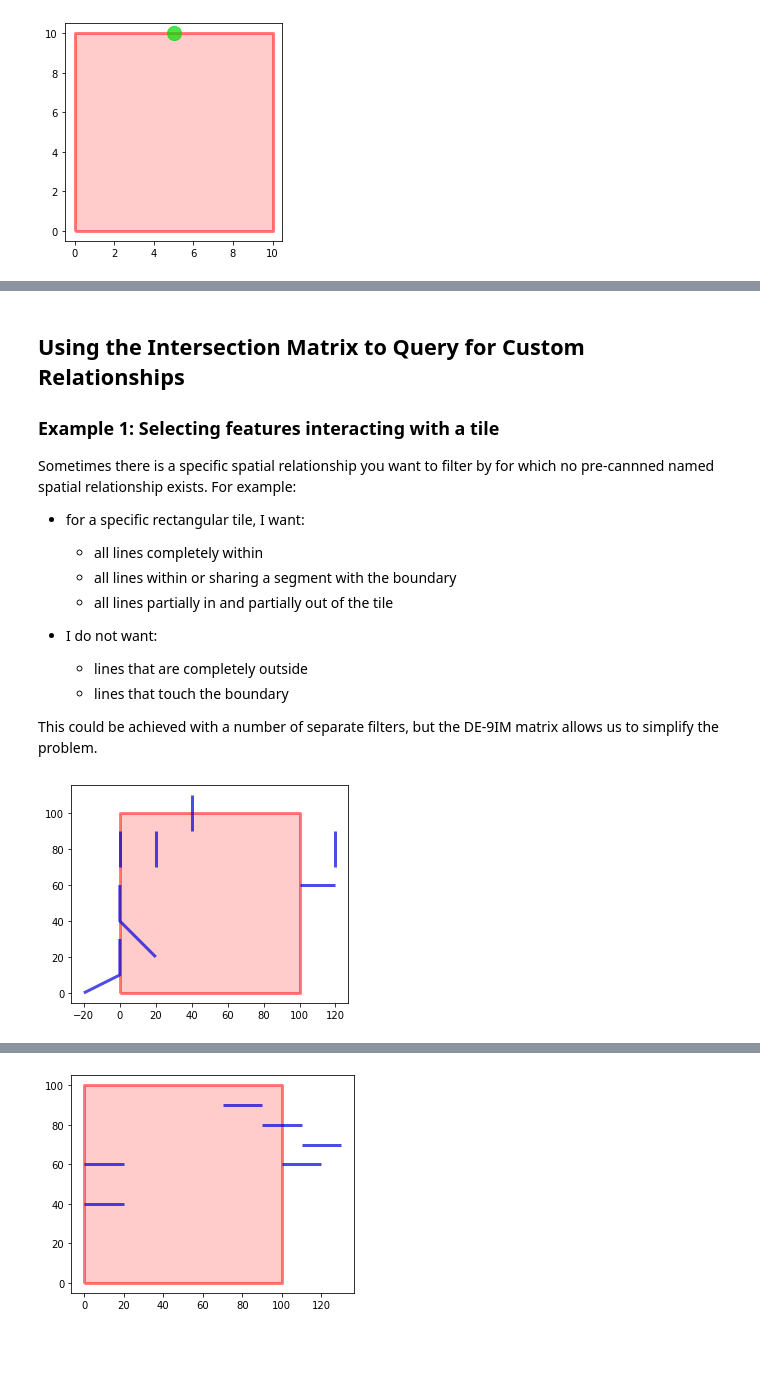
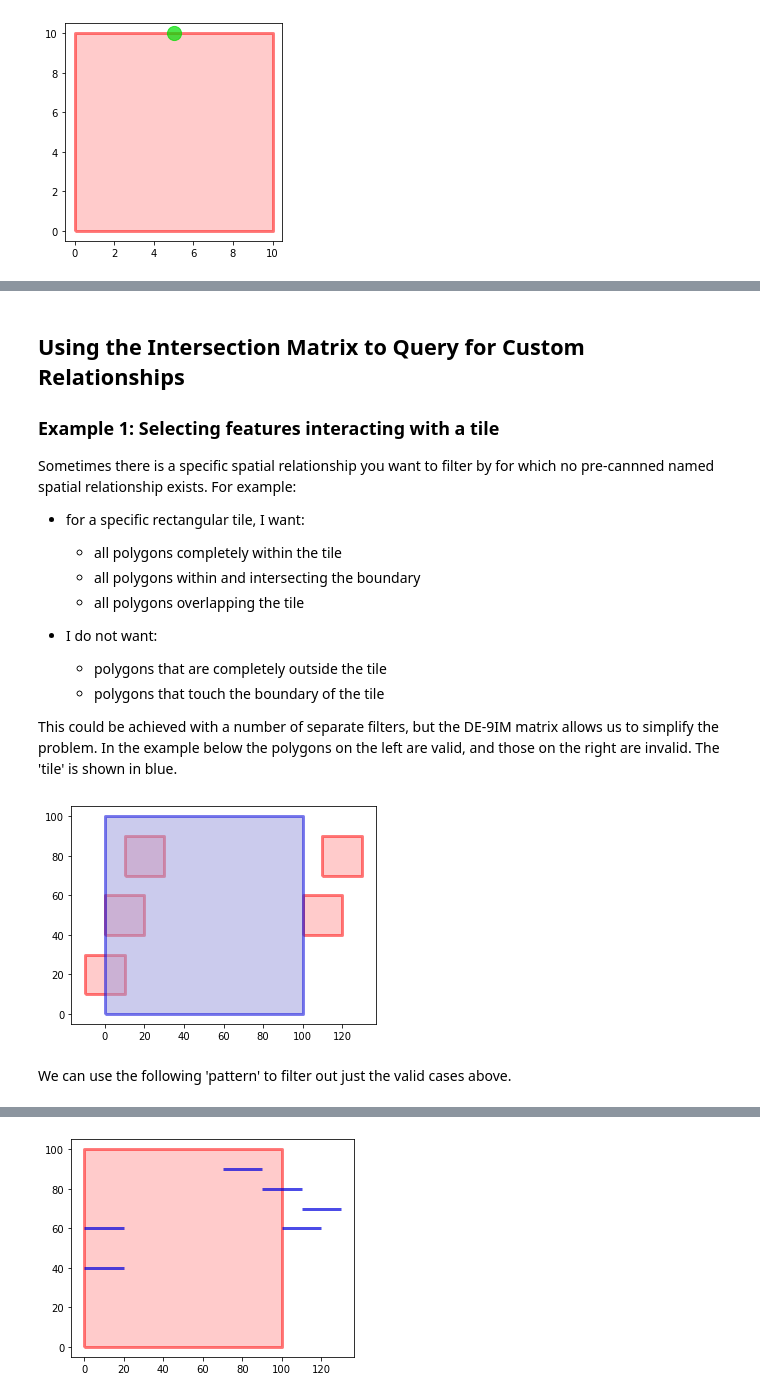
Before and after one commit to mike-gill/spatial-rels, a Jupyter notebook: notebooks/SpatialRels.ipynb, the cells around one changed output, grey strips where cells are left out. Saved outputs shown, nothing was run; the diff lists cells and outputs as text; code cells hidden in the pictures; blank space fills up the shorter version.

Commit message:
Finished spatial predicates examples

```diff
--- a/notebooks/SpatialRels.ipynb
+++ b/notebooks/SpatialRels.ipynb
@@ -93,8 +126,3 @@ geom2 = wkt.loads("POLYGON((10 10, 10 0, 0 0, 0 10, 10 10))")
 plot_geoms([geom1, geom2])
 # %% [output]
 [figure]
-# %%
-geom1 = wkt.loads("POLYGON((0 0, 10 0, 10 10, 0 10, 0 0))")
-geom2 = wkt.loads("POLYGON((10 10, 10 0, 0 0, 0 10, 10 10))")
-#create_data_frame([geom1, geom2]).plot(cmap="tab10", alpha=0.5)
-plot_geoms([geom1, geom2])
@@ -124,8 +249,3 @@ geom2 = wkt.loads("POINT(5 10)")
 plot_geoms([geom1, geom2])
 # %% [output]
 [figure]
-# %%
-geom1 = wkt.loads("POLYGON((0 0, 10 0, 10 10, 0 10, 0 0))")
-geom2 = wkt.loads("LINESTRING(2 10, 4 10, 5 14)")
-#create_data_frame([geom1, geom2]).plot(cmap="tab10", alpha=0.5)
-plot_geoms([geom1, geom2])
@@ -134,5 +251,0 @@ plot_geoms([geom1, geom2])
-# %%
-geom1 = wkt.loads("POLYGON((0 0, 10 0, 10 10, 0 10, 0 0))")
-geom2 = wkt.loads("POINT(0 5)")
-# create_data_frame([geom1, geom2]).plot(cmap="tab10", alpha=0.5)
-plot_geoms([geom1, geom2])
@@ -167,31 +309,29 @@ geom2.relate(geom1)
 Sometimes there is a specific spatial relationship you want to filter by for which no pre-cannned named spatial relationship exists. For example:
 
   - for a specific rectangular tile, I want:
-    - all lines completely within
-    - all lines within or sharing a segment with the boundary
-    - all lines partially in and partially out of the tile
+    - all polygons completely within the tile
+    - all polygons within and intersecting the boundary
+    - all polygons overlapping the tile
 
   - I do not want:
-    - lines that are completely outside
-    - lines that touch the boundary
+    - polygons that are completely outside the tile
+    - polygons that touch the boundary of the tile
 
-This could be achieved with a number of separate filters, but the DE-9IM matrix allows us to simplify the problem.
+This could be achieved with a number of separate filters, but the DE-9IM matrix allows us to simplify the problem. In the example below the polygons on the left are valid, and those on the right are invalid. The 'tile' is shown in blue.
 # %%
 tile_geom = wkt.loads("POLYGON((0 0, 100 0, 100 100, 0 100, 0 0))")
 valid_geoms = [
-    wkt.loads("LINESTRING(0 90, 0 70)"), # Wholly on boundary
-    wkt.loads("LINESTRING(20 90, 20 70)"), # Completely inside
-    wkt.loads("LINESTRING(0 60, 0 40, 20 20)"), # Part on boundary, part inside
-    wkt.loads("LINESTRING(0 30, 0 10, -20 0)"), # Part on boundary, part outside
-    wkt.loads("LINESTRING(40 90, 40 110)"), # Crossing part of the tile
+    wkt.loads("POLYGON((10 70, 30 70, 30 90, 10 90, 10 70))"), # Completely within
+    wkt.loads("POLYGON((0 40, 20 40, 20 60, 0 60, 0 40))"), # Within but intersecting the boundary
+    wkt.loads("POLYGON((-10 10, 10 10, 10 30, -10 30, -10 10))"), # Overlapping
 ]
 invalid_geoms = [
-    wkt.loads("LINESTRING(120 90, 120 70)"), # Completely outside
-    wkt.loads("LINESTRING(100 60, 120 60)"), # Endpoint touches boundary, otherwise outside
+    wkt.loads("POLYGON((110 70, 130 70, 130 90, 110 90, 110 70))"), # Completely outside
+    wkt.loads("POLYGON((100 40, 120 40, 120 60, 100 60, 100 40))"), # Touching
 ]
-all_geoms = [tile_geom] + valid_geoms + invalid_geoms
-#create_data_frame(all_geoms).plot(cmap="tab10", alpha=0.5)
-plot_geoms(all_geoms)
+plot_polys_dual_color(valid_geoms + invalid_geoms, [tile_geom])
 # %% [output]
-[figure, old version]
+[figure, new version]
+# %% [markdown]
+We can use the following 'pattern' to filter out just the valid cases above.
 # %%
```
Also changed, not shown: parts of 41 cells of this notebook.
